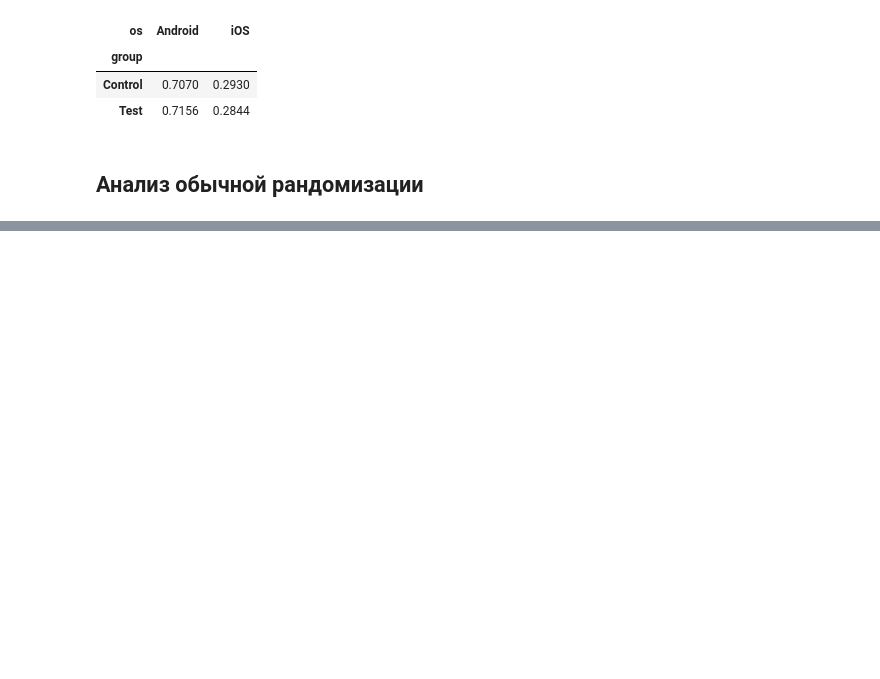
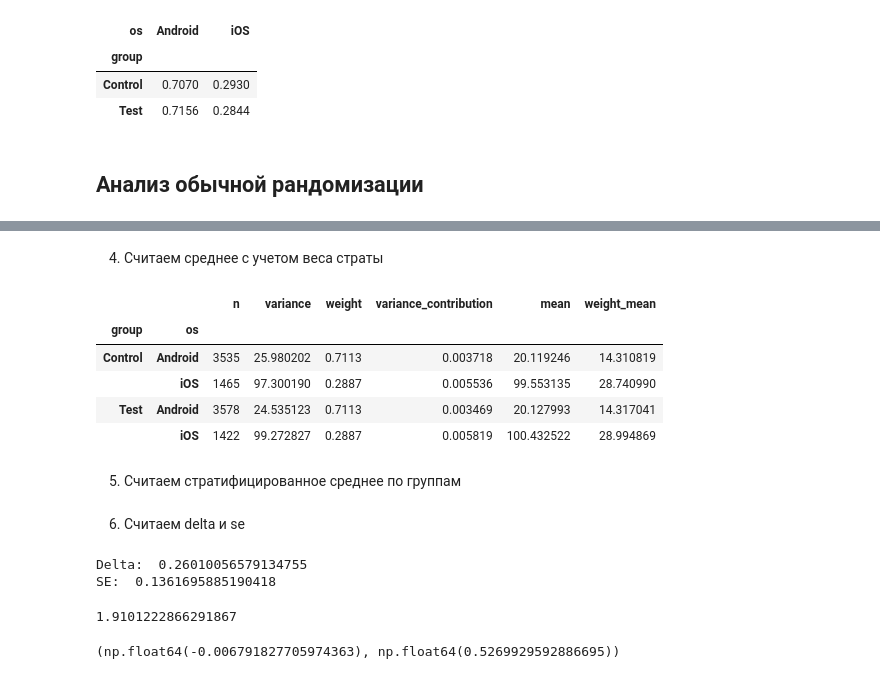
Before and after one commit to anbaluxe/my_colab_learning, a Jupyter notebook: Стратифицированная_рандомизация.ipynb, the cells around one changed output, grey strips where cells are left out. Drawn from its saved outputs; the diff is of its cells as text; code cells hidden in the pictures; blank space fills up the shorter version.

```diff
--- a/Стратифицированная_рандомизация.ipynb
+++ b/Стратифицированная_рандомизация.ipynb
@@ -213,0 +216,11 @@ comparison
+# %%
+post_df = (
+    df_unstrat.groupby(['group', 'os'])['rpu']
+      .agg(['count', 'var'])
+      .rename(columns={
+          'count': 'n',
+          'var': 'variance'
+      })
+)
+
+post_df
@@ -213,0 +236,4 @@ comparison
+# %%
+weights = df['os'].value_counts(normalize=True)
+
+post_df['weight'] = post_df.index.get_level_values('os').map(weights)
@@ -213,0 +242,9 @@ comparison
+# %%
+post_df['variance_contribution'] = (
+    post_df['weight'] ** 2
+    * post_df['variance']
+    / post_df['n']
+)
+
+var_strats = post_df.groupby(level='group')['variance_contribution'].sum()
+var_strats
@@ -213,0 +259,6 @@ comparison
+# %%
+means = df.groupby(['group', 'os'])['rpu'].mean()
+
+post_df['mean'] = post_df.index.map(means)
+
+post_df
@@ -213,0 +272,15 @@ comparison
+# %% [markdown]
+4. Считаем среднее с учетом веса страты
+# %%
+post_df['weight_mean'] = post_df['weight'] * post_df['mean']
+
+post_df
+# %% [output]
+|  |  | n | variance | weight | variance_contribution | mean | weight_mean |
+| group | os |  |  |  |  |  |  |
+| Control | Android | 3535 | 25.980202 | 0.7113 | 0.003718 | 20.119246 | 14.310819 |
+|  | iOS | 1465 | 97.300190 | 0.2887 | 0.005536 | 99.553135 | 28.740990 |
+| Test | Android | 3578 | 24.535123 | 0.7113 | 0.003469 | 20.127993 | 14.317041 |
+|  | iOS | 1422 | 99.272827 | 0.2887 | 0.005819 | 100.432522 | 28.994869 |
+# %% [markdown]
+5. Считаем стратифицированное среднее по группам
@@ -213,0 +289,2 @@ comparison
+# %% [markdown]
+6. Считаем delta и se
@@ -213,0 +294,18 @@ comparison
+# %%
+print('Delta: ', delta_post)
+print('SE: ', se_post)
+# %% [output]
+Delta:  0.26010056579134755
+SE:  0.1361695885190418
+# %%
+z_stat = delta_post / se_post
+print(z_stat)
+# %% [output]
+1.9101222866291867
+# %%
+post_ci_left = delta_post - 1.96 * se_post
+post_ci_right = delta_post + 1.96 * se_post
+ci_post = (post_ci_left, post_ci_right)
+print(ci_post)
+# %% [output]
+(np.float64(-0.006791827705974363), np.float64(0.5269929592886695))
```
Also changed, not shown: parts of 17 cells of this notebook.
